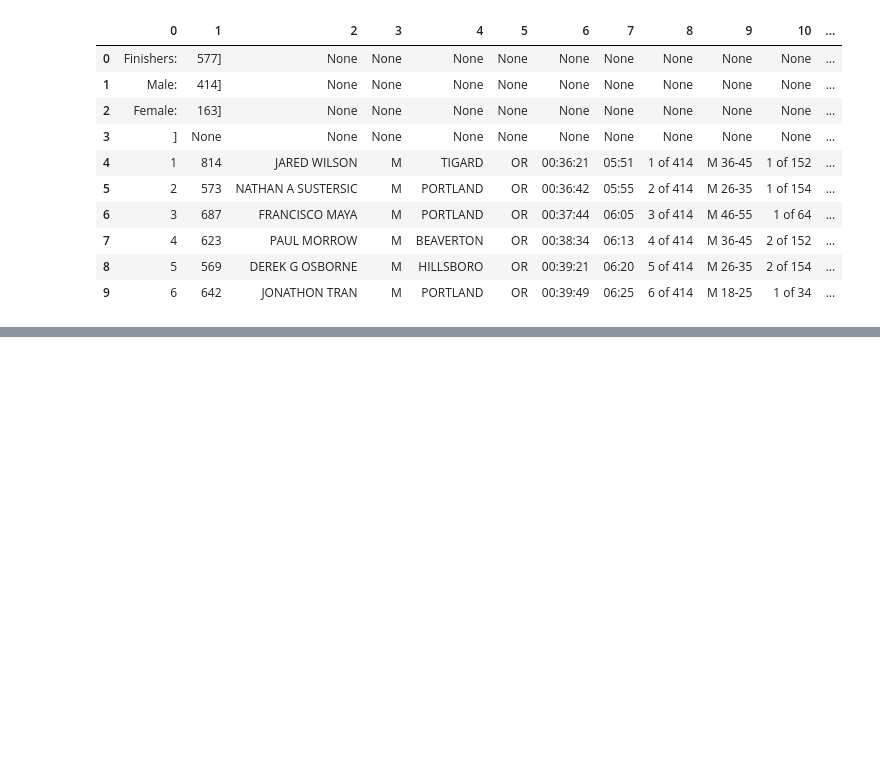
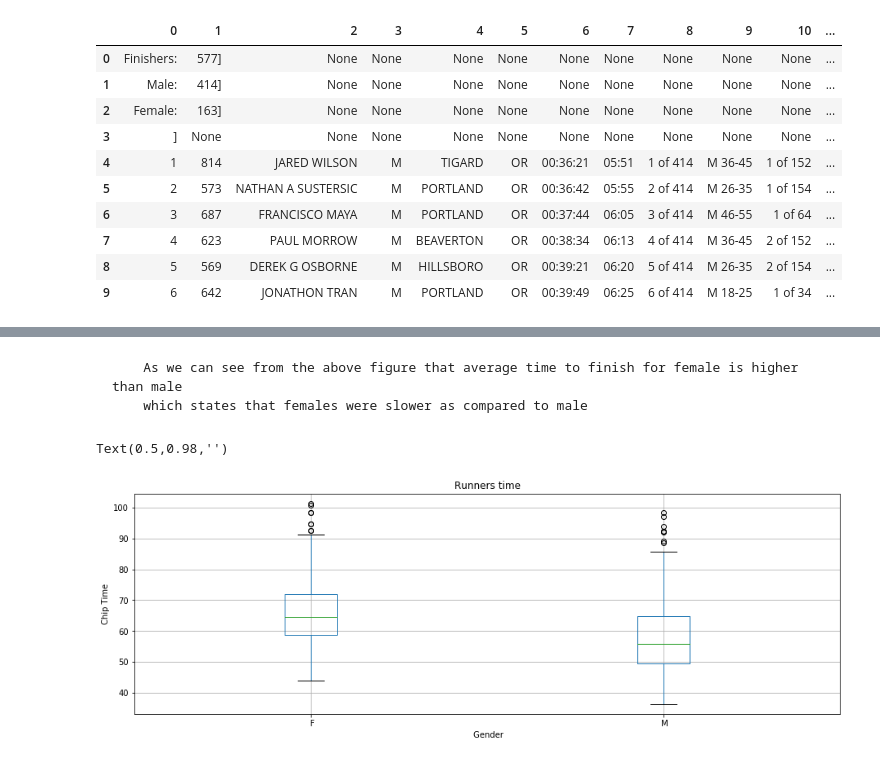
Before and after one commit to yashvichare/Web_Scraping_python, a Jupyter notebook: Web Scraping.ipynb, the cells around one changed output, grey strips where cells are left out. Cells and saved outputs as stored; diff of their text form; code cells hidden in the pictures; blank space fills up the shorter version.

```diff
--- a/Web Scraping.ipynb
+++ b/Web Scraping.ipynb
@@ -177,0 +387,10 @@ df1.head(10)
+# %% [markdown]
+        As we can see from the above figure that average time to finish for female is higher than male
+        which states that females were slower as compared to male
+# %%
+df4.boxplot(column='Runners time', by=' Gender')
+plt.ylabel('Chip Time')
+plt.suptitle("")
+# %% [output]
+Text(0.5,0.98,'')
+[figure, added]
```
Also changed, not shown: parts of 31 cells of this notebook.
